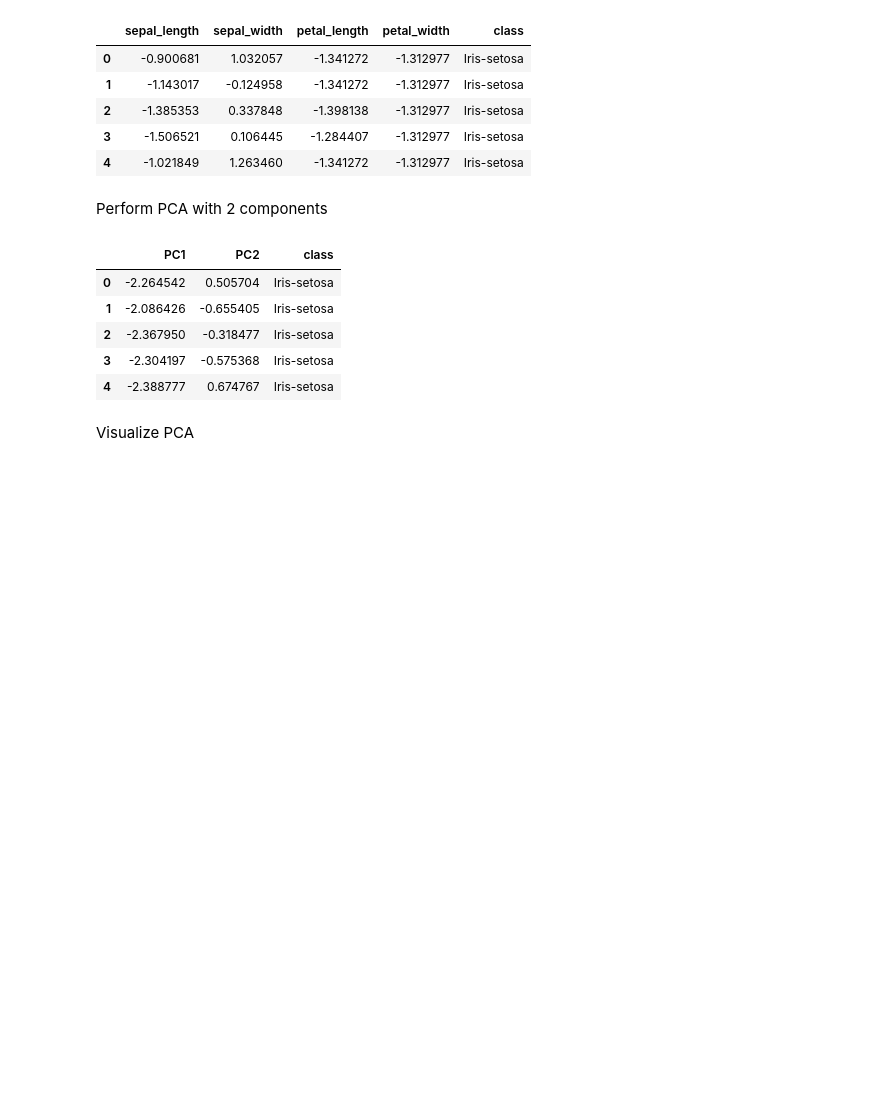
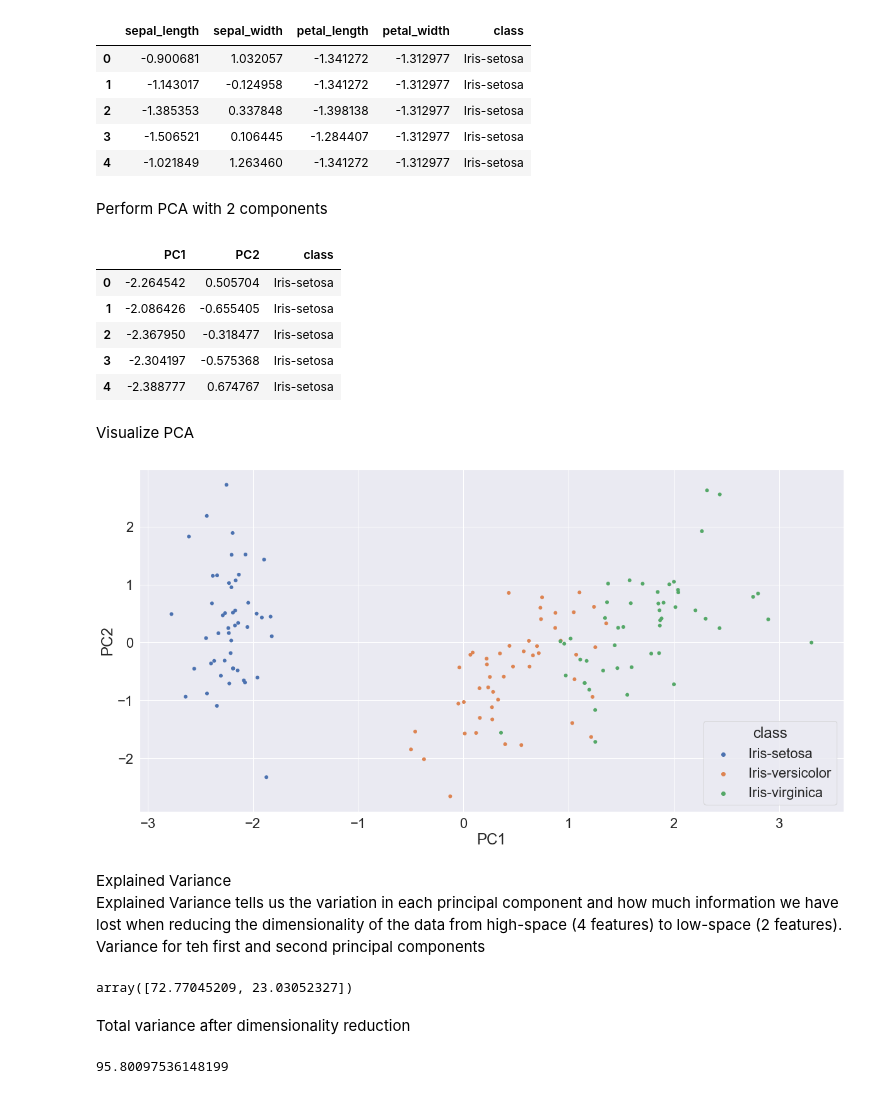
Before and after one commit to SammyOngaya/data2ml, a Jupyter notebook: feature-engineering.ipynb, the cells around one changed output. Cells and saved outputs as stored; diff of their text form; code cells hidden in the pictures; blank space fills up the shorter version.

```diff
--- a/feature-engineering.ipynb
+++ b/feature-engineering.ipynb
@@ -55,8 +57,9 @@ Scaled DtaFrame
 # %% [markdown]
 Perform PCA with 2 components
 # %%
-pca=PCA(n_components=2).fit_transform(X) # fit and transform data with 2 Components
-pca_df=pd.DataFrame(pca,columns=['PC1','PC2']) # Create PCA dataframe
+pca=PCA(n_components=2)
+pca_fit=pca.fit_transform(X) # fit and transform data with 2 Components
+pca_df=pd.DataFrame(pca_fit,columns=['PC1','PC2']) # Create PCA dataframe
 pca_df=pd.concat([pca_df,y],axis=1) # join pca dataframe with target variable
 pca_df.head()
 # %% [output]
@@ -68,3 +71,26 @@ pca_df.head()
 | 4 | -2.388777 | 0.674767 | Iris-setosa |
 # %% [markdown]
 Visualize PCA
+# %%
+sns.set_theme(style="whitegrid")
+sns.set(rc={'figure.figsize':(20,10)}) # Set figure size
+
+plt.rcParams['axes.labelsize'] = 20
+sns.set(font_scale = 2)
+sns.scatterplot(x="PC1", y="PC2", sizes=(1, 8), linewidth=0,data=pca_df,hue='class')
+plt.show()
+# %% [output]
+[figure, added]
+# %% [markdown]
+Explained Variance<br />
+Explained Variance tells us the variation in each principal component and how much information we have lost when reducing the dimensionality of the data from high-space (4 features) to low-space (2 features). Variance for teh first and second principal components
+# %%
+(pca.explained_variance_ratio_)*100
+# %% [output]
+array([72.77045209, 23.03052327])
+# %% [markdown]
+Total variance after dimensionality reduction
+# %%
+sum(pca.explained_variance_ratio_)*100
+# %% [output]
+95.80097536148199
```
Also changed, not shown: parts of 1 cell of this notebook, 1 other file.
